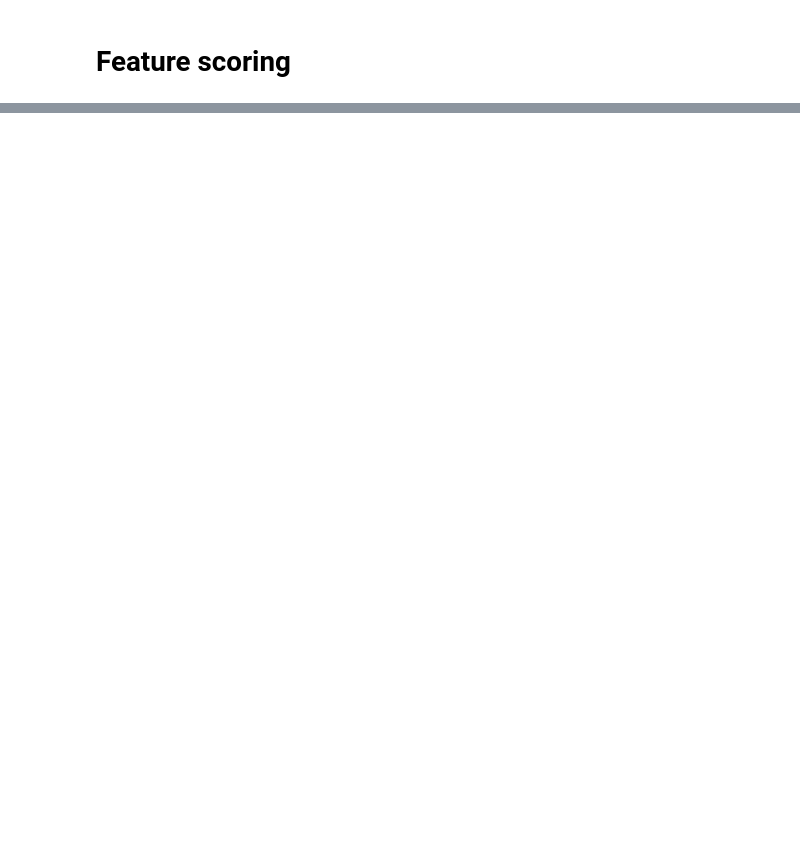
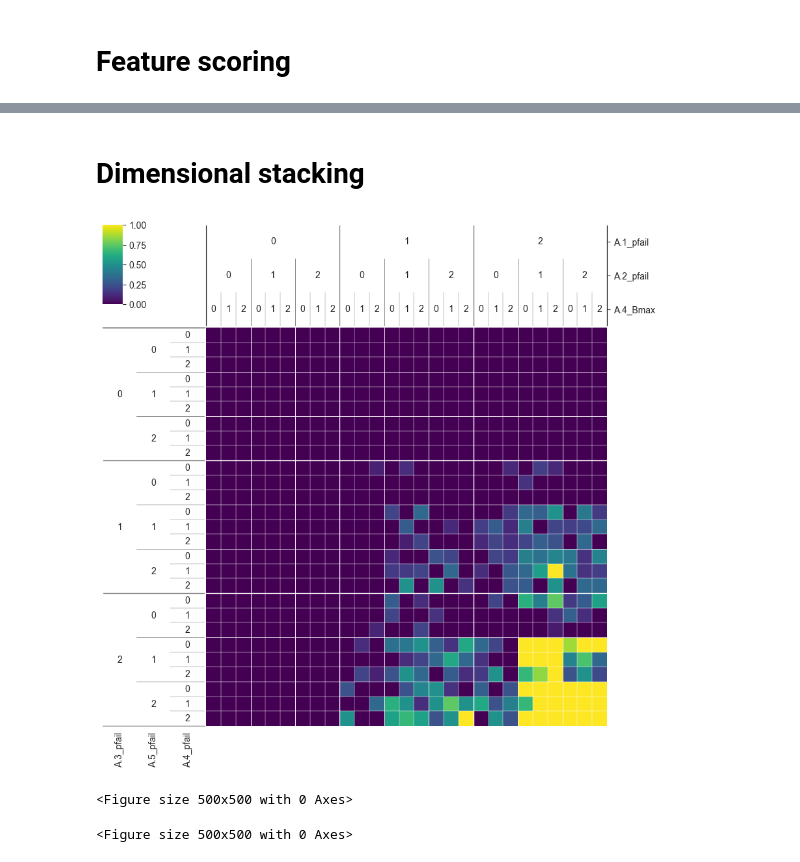
Before and after one commit to BRtudelft/Group1_EPA1361_Model-based_Decision-making, a Jupyter notebook: MORDM_1_problem_formulation.ipynb, the cells around one changed output, grey strips where cells are left out. Drawn from its saved outputs; the diff is of its cells as text; code cells hidden in the pictures; blank space fills up the shorter version.

```diff
--- a/MORDM_1_problem_formulation.ipynb
+++ b/MORDM_1_problem_formulation.ipynb
@@ -88,0 +143,14 @@ PRIM
+# %% [markdown]
+# Dimensional stacking
+# %%
+from ema_workbench.analysis import dimensional_stacking
+
+x = uncertainty_experiments
+y = outcomes['Expected Number of Deaths'].values < np.percentile(outcomes['Expected Number of Deaths'],10)
+dimensional_stacking.create_pivot_plot(x,y)
+
+plt.show()
+# %% [output]
+[figure, added]
+<Figure size 500x500 with 0 Axes>
+<Figure size 500x500 with 0 Axes>
```
Also changed, not shown: parts of 12 cells of this notebook, 5 other files.
